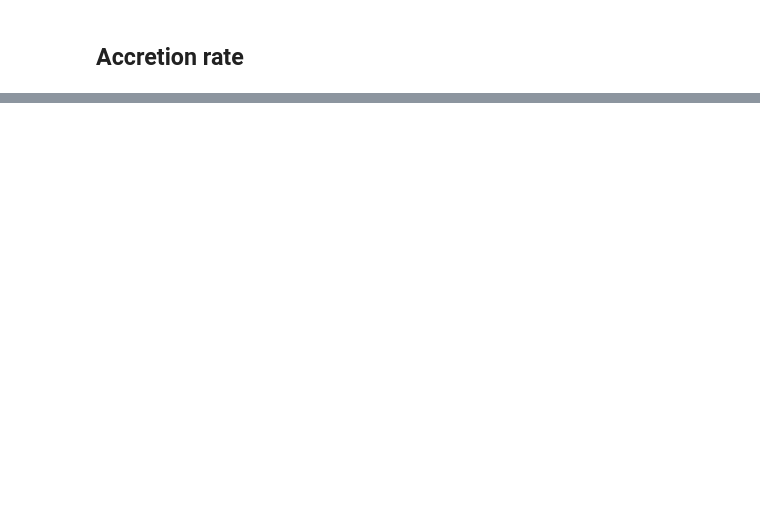
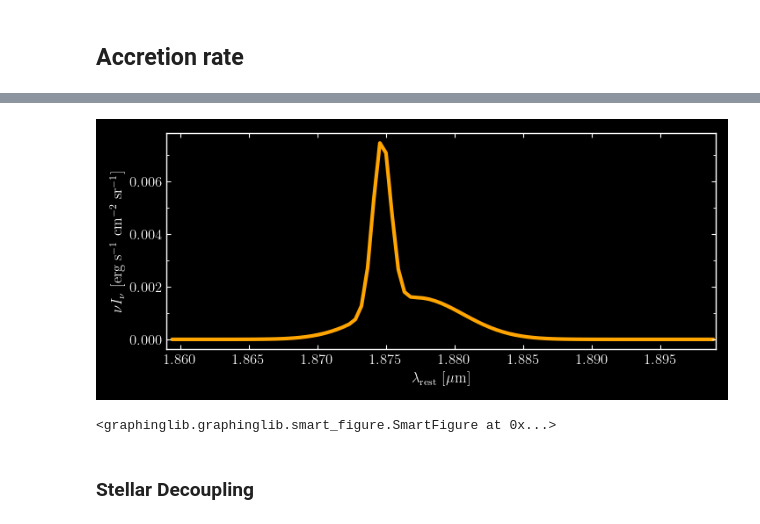
Before and after one commit to mamar828/master_centaurus, a Jupyter notebook: applications/paper_1/figs.ipynb, the cells around one changed output, grey strips where cells are left out. Drawn from its saved outputs; the diff is of its cells as text; code cells hidden in the pictures; blank space fills up the shorter version.

```diff
--- a/applications/paper_1/figs.ipynb
+++ b/applications/paper_1/figs.ipynb
@@ -3270,0 +3699,36 @@ print(((np.abs(velocities_km_per_s) / km_per_pc * s_per_year) / aperture_lengths
+# %%
+emission_line_wavelengths = [2.1218, 1.9576, 1.8358, 1.87561]  # S(1) to S(5) and Pa alpha
+# emission_line_wavelengths = [2.2235, 2.1218, 2.0338, 1.9576, 1.8920, 1.8358, 1.87561]  # S(1) to S(5) and Pa alpha
+emission_line_names = ["H$_2$ 1$-$0 S(0)", "H$_2$ 1$-$0 S(1)", "H$_2$ 1$-$0 S(2)", "H$_2$ 1$-$0 S(3)",
+                       "H$_2$ 1$-$0 S(4)", "H$_2$ 1$-$0 S(5)", r"Pa$\alpha$"]
+
+sliced_model = large_fwhm_models.slice_wavelengths(1.859, 1.899)
+data_curve = gl.Curve(sliced_model.wavelengths, sliced_model.data[:, 30, 28], line_width=2, color="w")
+stellar_continuum_curve = gl.Curve(sliced_model.wavelengths, sliced_model.stellar_continuum[:, 30, 28], line_width=3, color="r")
+total_model_curve = gl.Curve(sliced_model.wavelengths, sliced_model.total_model[:, 30, 28], line_width=3, color="g")
+
+emission_line_boxes = gl.Vlines(emission_line_wavelengths, line_widths=5, colors="grey", alpha=0.5)
+emission_line_texts = [gl.Text(wv, 0.2, name)
+                       for wv, name in zip(emission_line_wavelengths, emission_line_names)]
+
+spectra_fig = gl.SmartFigure(
+    # x_lim=(1.8, 2.38),
+    x_lim=(1.859, 1.899),
+    x_label=r"$\lambda_\mathrm{rest}$ [$\mu$m]",
+    y_label=r"$\nu I_\nu$ [erg s$^{-1}$ cm$^{-2}$ sr$^{-1}$]",
+    # elements=[emission_line_boxes, data_curve, total_model_curve, stellar_continuum_curve],
+    elements=[(total_model_curve - stellar_continuum_curve).copy_with(color="orange", line_width=3)],
+    figure_style="dark",
+    size=(7, 3)
+).set_visual_params(use_latex=True, font_family="serif")
+# spectra_fig.set_ticks(minor_x_tick_spacing=0.02, y_tick_spacing=0.02, minor_y_tick_spacing=0.01)
+spectra_fig.set_ticks(minor_x_tick_spacing=0.02, y_tick_spacing=0.002, minor_y_tick_spacing=0.001)
+spectra_fig.set_tick_params(which="both", draw_top_ticks=True, draw_right_ticks=True)
+
+spectra_fig.show()
+spectra_fig.save("figures/casca/spectrum_6.pdf", transparent=True)
+# %% [output]
+[figure, added]
+<graphinglib.graphinglib.smart_figure.SmartFigure at 0x...>
+# %% [markdown]
+### Stellar Decoupling
```
Also changed, not shown: parts of 64 cells of this notebook.
